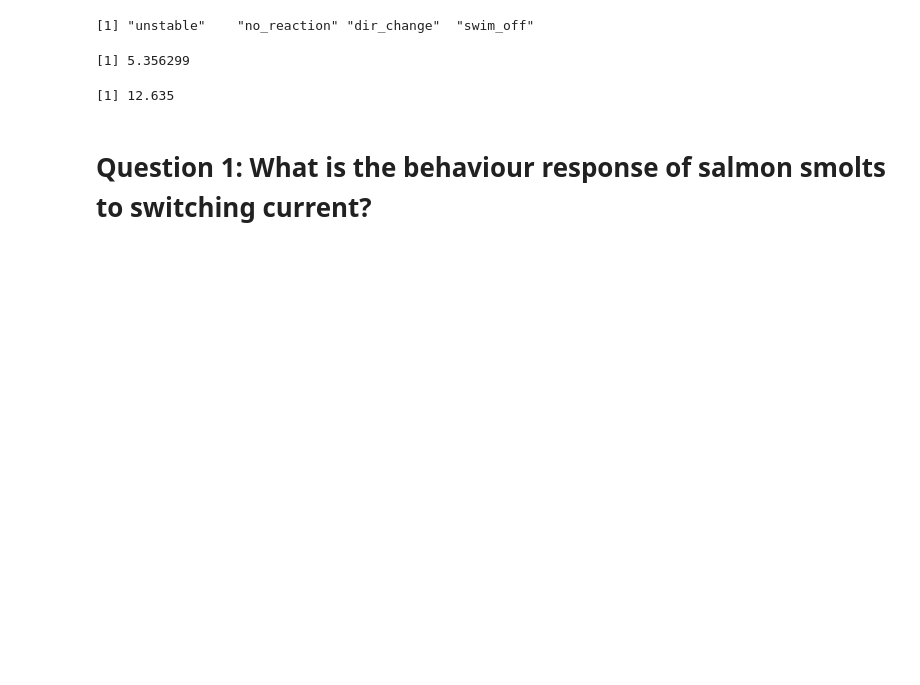
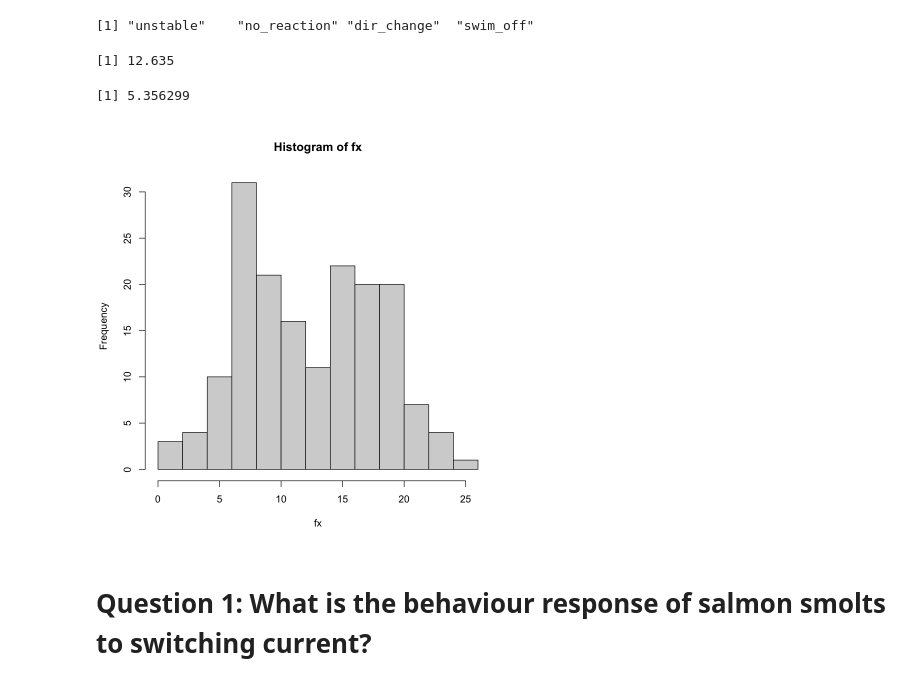
Before and after one commit to mixmixmix/imgtext, a Jupyter notebook: statistical_tests.ipynb, the cells around one changed output. Drawn from its saved outputs; the diff is of its cells as text; code cells hidden in the pictures; blank space fills up the shorter version.

```diff
--- a/statistical_tests.ipynb
+++ b/statistical_tests.ipynb
@@ -80,15 +36,19 @@ unique(fishes$info)
 [1] "unstable"    "no_reaction" "dir_change"  "swim_off"
 # %%
 #What were the flow condition at the point where fish has been holding.
+#average of all measurements before and after
 flowpre <- subset(fishes, !is.na(abs10prev))
 flowpost <- subset(fishes, !is.na(abs10post))
 fx <- c(flowpre$abs10prev, flowpost$abs10post)
 
+mean(fx)
 sd(fx)
-mean(fx)
+hist(fx)
+#the distribution is really bimodal, interesting?
 # %% [output]
-[1] 5.356299
+[1] 12.635
-[1] 12.635
+[1] 5.356299
+[figure, added]
 # %% [markdown]
 # Question 1: What is the behaviour response of salmon smolts to switching current?
 # %% [markdown]
```
Also changed, not shown: parts of 31 cells of this notebook.
